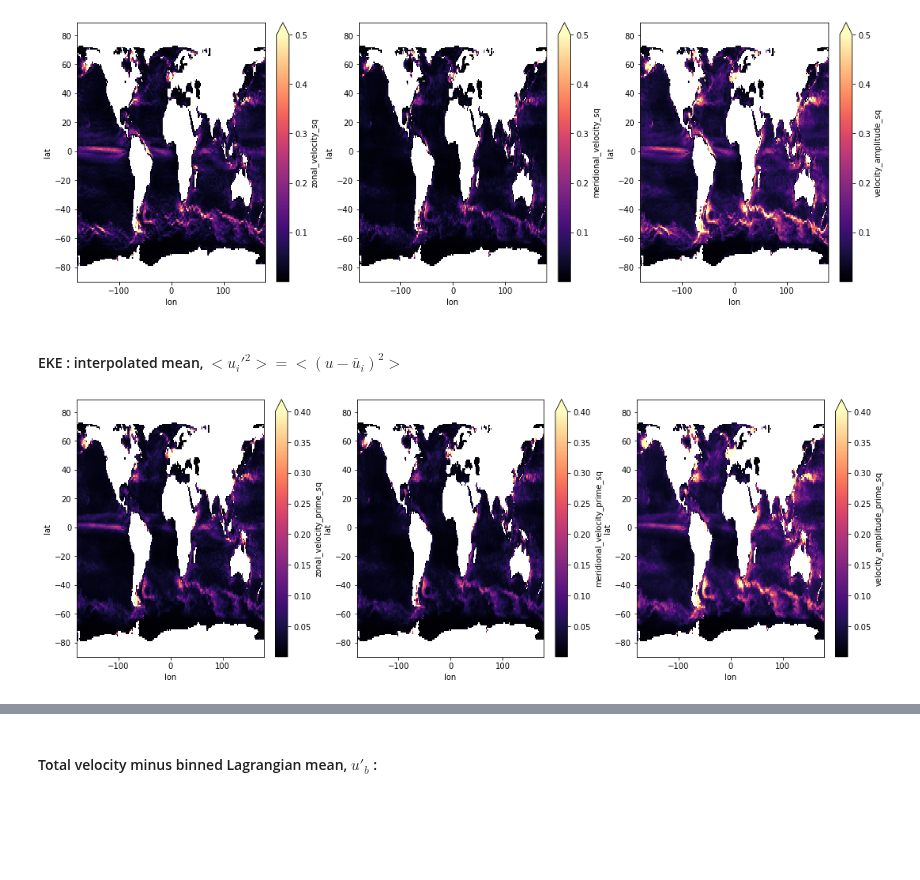
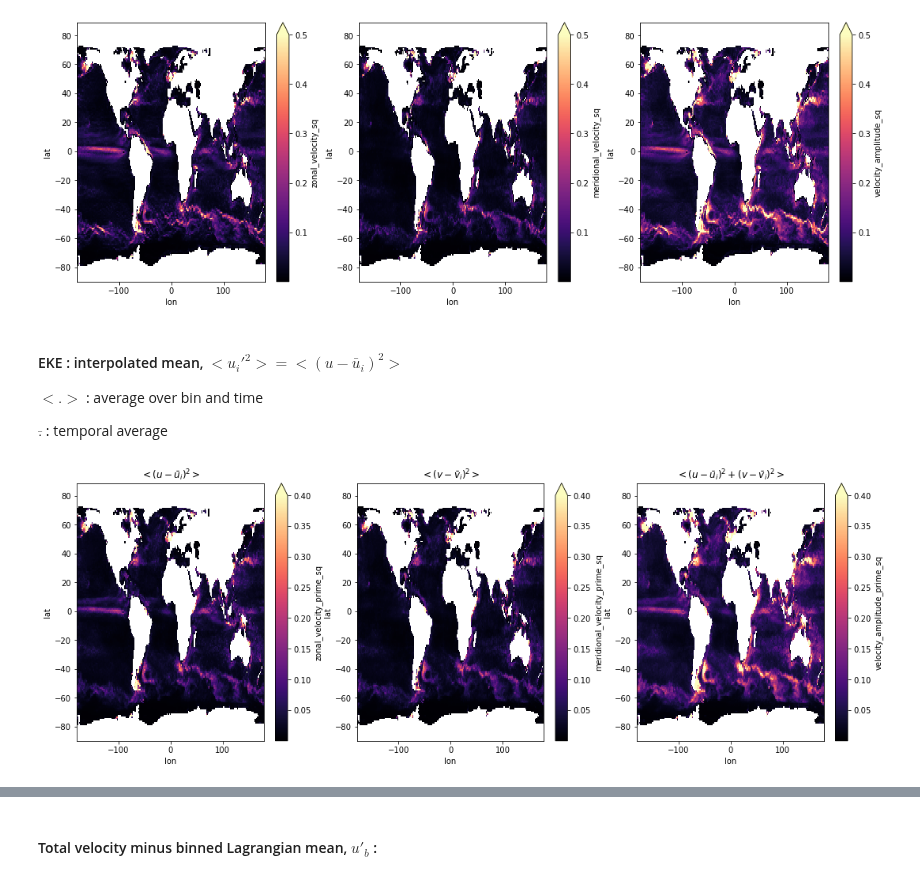
Before and after one commit to apatlpo/mit_equinox, a Jupyter notebook: parcels/binned_diags.ipynb, the cells around one changed output, grey strips where cells are left out. Saved outputs shown, nothing was run; the diff lists cells and outputs as text; code cells hidden in the pictures; blank space fills up the shorter version.

```diff
--- a/parcels/binned_diags.ipynb
+++ b/parcels/binned_diags.ipynb
@@ -86,0 +115,8 @@ df_uv['lat_cut'] = df_uv['lat'].map_partitions(pd.cut, lat_bins)
+# %%
+#cell does not work
+columns = ['zonal_velocity','meridional_velocity']
+group = ['lon_cut','lat_cut']
+for V in columns:
+    means = df_uv.groupby(group)[V].transform('mean').persist()
+    df_uv[V+'_bprime'] = df_uv[V].sub(means)# - means
+    df_uv = df_uv.persist()
@@ -86,0 +130,5 @@ df_uv['lat_cut'] = df_uv['lat'].map_partitions(pd.cut, lat_bins)
+# %%
+df_uv['velocity_amplitude'] = np.sqrt(df_uv['zonal_velocity']**2+df_uv['meridional_velocity']**2)
+df_uv['mean_velocity_amplitude'] = np.sqrt(df_uv['mean_zonal_velocity']**2+df_uv['mean_meridional_velocity']**2)
+df_uv['velocity_amplitude_iprime'] = np.sqrt(df_uv['zonal_velocity_iprime']**2+df_uv['meridional_velocity_iprime']**2)
+#df_uv['velocity_amplitude_bprime'] = np.sqrt(df_uv['zonal_velocity_bprime']**2+df_uv['meridional_velocity_bprime']**2)
@@ -87,7 +142,10 @@ df_uv['lat_cut'] = df_uv['lat'].map_partitions(pd.cut, lat_bins)
 # %%
 #Square
-for V in df_uv.columns[4:-2]:
-    df_uv[V+'_sq'] = df_uv[V]**2
+for V in df_uv.drop(columns=['lat','lon','trajectory','z']).columns:#df_uv.columns[4:8]:
+    df_uv[V+'_sq'] = df_uv[V]*df_uv[V]
+# %%
+for V in df_uv.columns[10:18]:
+    df_uv[V+'_sq'] = df_uv[V]*df_uv[V]
 # %%
 #df_uv['lon_mid'] = df_uv.lon_cut.apply(lambda r: r.mid)
 #df_uv['lat_mid'] = df_uv.lat_cut.apply(lambda r: r.mid)
@@ -209,11 +271,15 @@ for V, ax in zip(columns,axs):
 [figure]
 # %% [markdown]
 #### EKE : interpolated mean, $<u_i'^2>=<(u-\bar u_i)^2>$
+$<.>$ : average over bin and time
+
+$\bar .$ : temporal average
 # %%
 columns = ['zonal_velocity_prime','meridional_velocity_prime','velocity_amplitude_prime']
 figsize=(6*len(columns),6)
 fig,axs = plt.subplots(1,len(columns),figsize=figsize)#,subplot_kw=dict(projection=projection))
-for V, ax in zip(columns,axs):
+for V, ax,title in zip(columns,axs,[r'$<(u-\bar u_i)^2>$',r'$<(v-\bar v_i)^2>$',r'$<(u-\bar u_i)^2+(v-\bar v_i)^2>$']):
     df_mean[V+'_sq'].plot(ax=ax,x='lon',vmax=0.4,cmap='magma')
+    ax.set_title(title)
 # %% [output]
-[figure, old version]
+[figure, new version]
```
Also changed, not shown: parts of 59 cells of this notebook, 3 other files.
